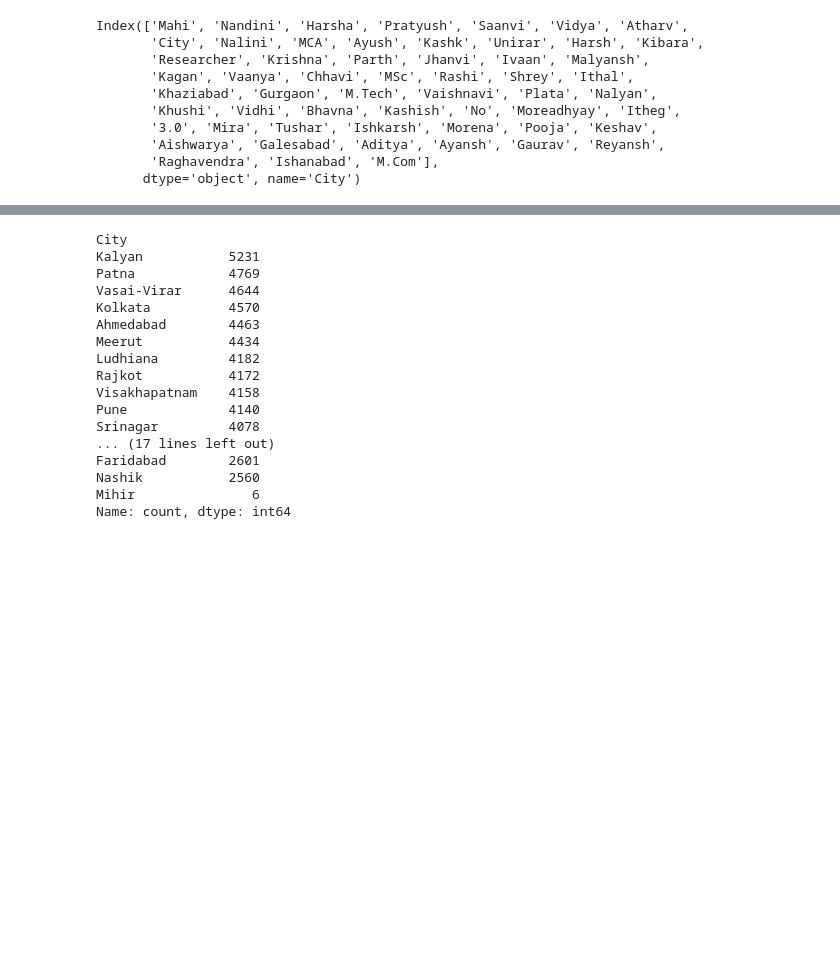
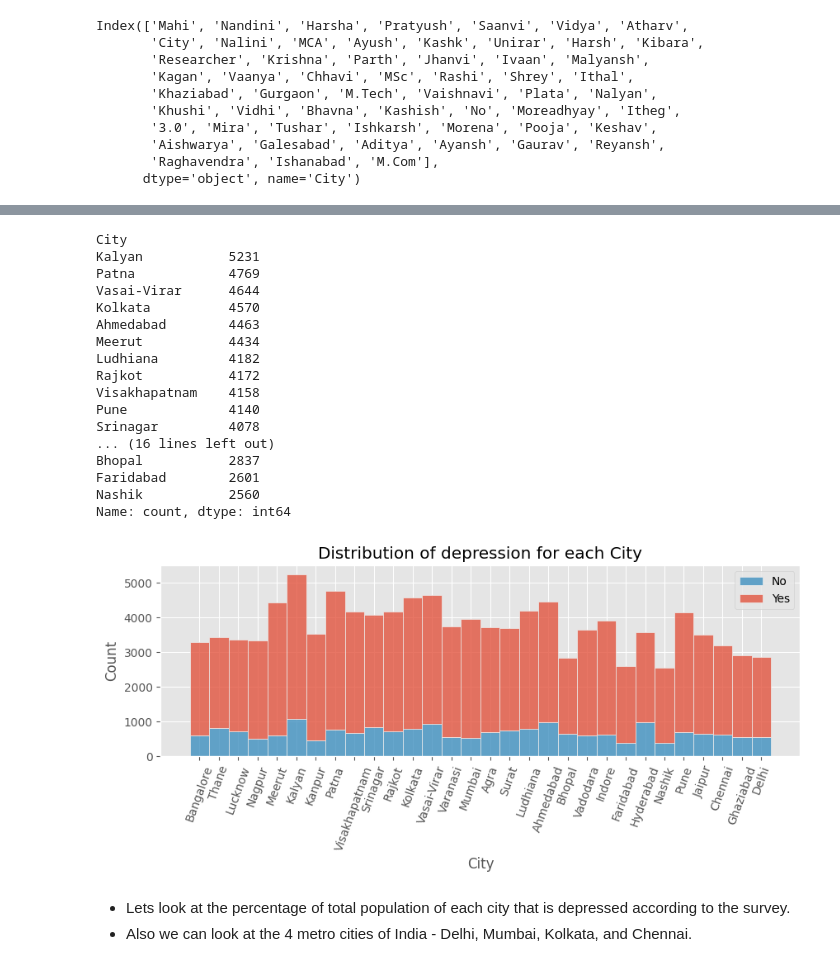
Before and after one commit to vanshuwjoshi/Kaggle-Playground-S4E11, a Jupyter notebook: notebooks/eda.ipynb, the cells around one changed output, grey strips where cells are left out. Saved outputs shown, nothing was run; the diff lists cells and outputs as text; code cells hidden in the pictures; blank space fills up the shorter version.

```diff
--- a/notebooks/eda.ipynb
+++ b/notebooks/eda.ipynb
@@ -175,11 +216,11 @@ data_train[data_train["City"] == "Molkata"]
 | 129223 | Male | 60.0 | Molkata | Working Professional | Civil Engineer | NaN | 1.0 | ... |
 | 100610 | Female | 48.0 | Molkata | Working Professional | Chef | NaN | 3.0 | ... |
 # %%
-data_train.loc[data_train["City"] == "Molkata"] = "Kolkata"
+data_train.loc[data_train["City"] == "Molkata", "City"] = "Kolkata"
 # %%
-data_train.loc[data_train["City"] == "Tolkata"] = "Kolkata"
+data_train.loc[data_train["City"] == "Tolkata", "City"] = "Kolkata"
 # %%
-data_train.loc[data_train["City"] == "Less Delhi"] = "Delhi"
+data_train.loc[data_train["City"] == "Less Delhi", "City"] = "Delhi"
 # %%
 city_counts = data_train["City"].value_counts()
 city_counts
@@ -213,5 +290,5 @@ Index(['Mahi', 'Nandini', 'Harsha', 'Pratyush', 'Saanvi', 'Vidya', 'Atharv',
 # %%
-data_train = data_train[data_train["City"].isin(city_counts[city_counts > 3].index)]
+data_train = data_train[data_train["City"].isin(city_counts[city_counts > 6].index)]
 data_train["City"].value_counts()
 # %% [output]
 City
@@ -226,8 +303,20 @@ Rajkot           4172
 Visakhapatnam    4158
 Pune             4140
 Srinagar         4078
-... (17 lines left out)
+... (16 lines left out)
+Bhopal           2837
 Faridabad        2601
 Nashik           2560
-Mihir               6
 Name: count, dtype: int64
+# %%
+plt.figure(figsize=(10, 3))
+sns.histplot(data_train, x="City", hue="Depression", multiple="stack")
+plt.title("Distribution of depression for each City")
+plt.legend(["No", "Yes"])
+plt.xticks(rotation=70)
+plt.show()
+# %% [output]
+[figure, added]
+# %% [markdown]
+- Lets look at the percentage of total population of each city that is depressed according to the survey.
+- Also we can look at the 4 metro cities of India - Delhi, Mumbai, Kolkata, and Chennai.
```
Also changed, not shown: parts of 13 cells of this notebook.
